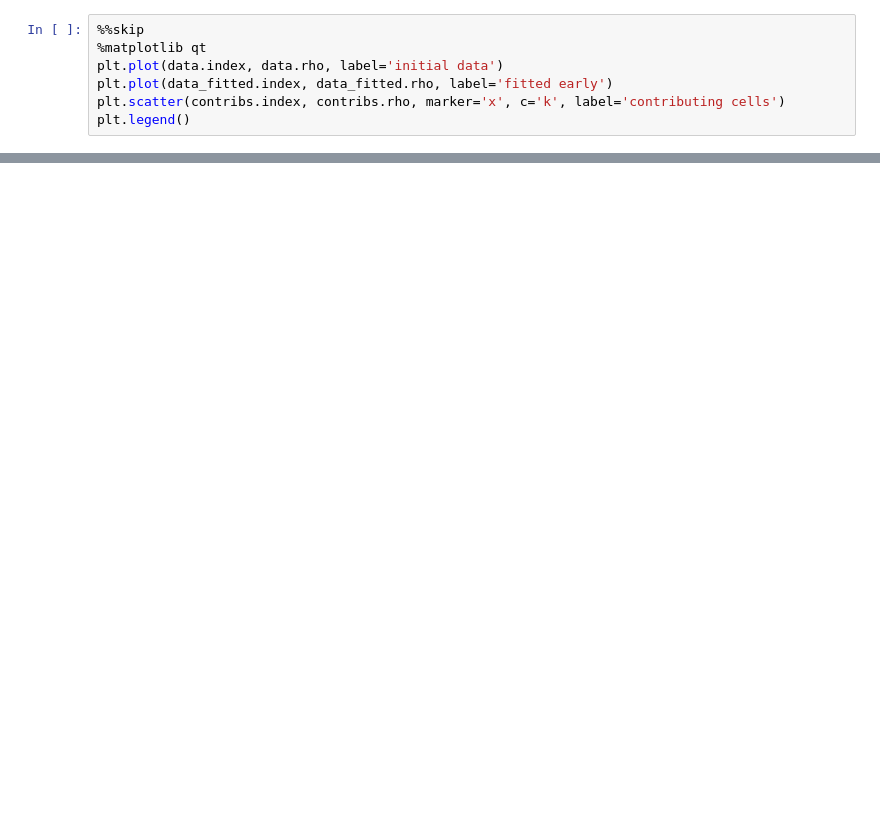
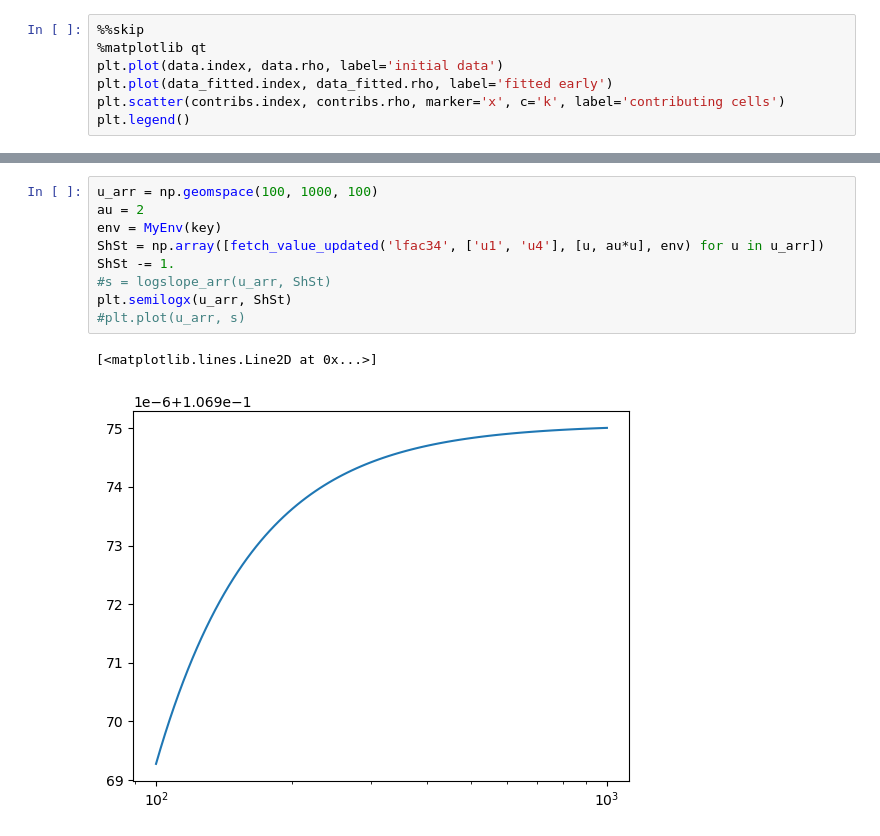
Before and after one commit to ACharletENSL/GAMMA_MWN, a Jupyter notebook: bin/Tools/project_v2/testing.ipynb, the cells around one changed output, grey strips where cells are left out. Drawn from its saved outputs; the diff is of its cells as text; blank space fills up the shorter version.

```diff
--- a/bin/Tools/project_v2/testing.ipynb
+++ b/bin/Tools/project_v2/testing.ipynb
@@ -114,0 +74,12 @@ ax.loglog(nu_pk, nF_pk, c='r')
+# %%
+u_arr = np.geomspace(100, 1000, 100)
+au = 2
+env = MyEnv(key)
+ShSt = np.array([fetch_value_updated('lfac34', ['u1', 'u4'], [u, au*u], env) for u in u_arr])
+ShSt -= 1.
+#s = logslope_arr(u_arr, ShSt)
+plt.semilogx(u_arr, ShSt)
+#plt.plot(u_arr, s)
+# %% [output]
+[<matplotlib.lines.Line2D at 0x...>]
+[figure, added]
```
Also changed, not shown: parts of 14 cells of this notebook, 6 other files.
